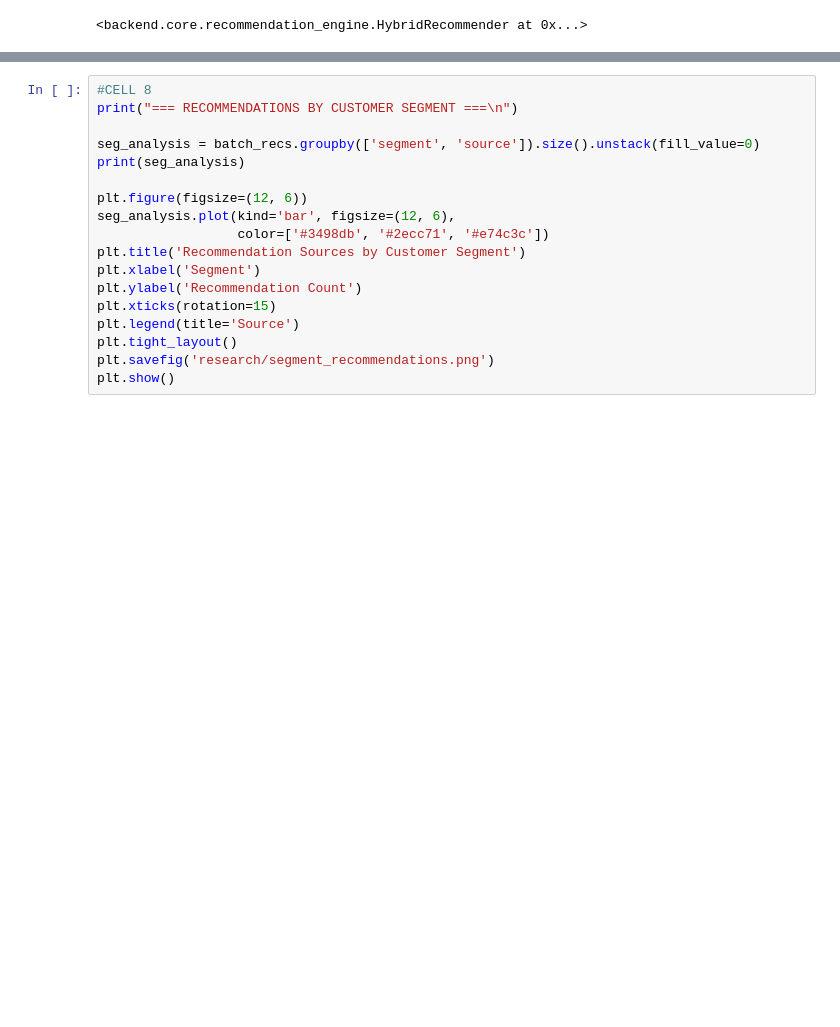
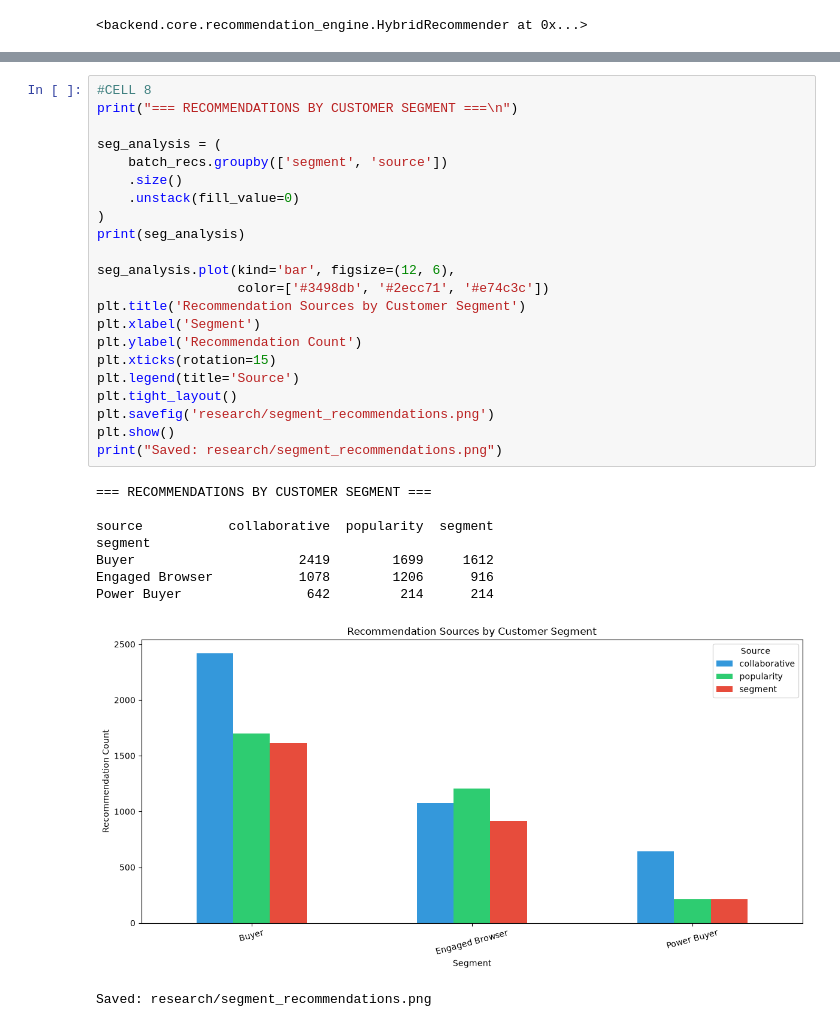
Before and after one commit to syedumar23155/retail-digital-twin, a Jupyter notebook: notebooks/04_recommendation_engine.ipynb, the cells around one changed output, grey strips where cells are left out. Cells and saved outputs as stored; diff of their text form; blank space fills up the shorter version.

```diff
--- a/notebooks/04_recommendation_engine.ipynb
+++ b/notebooks/04_recommendation_engine.ipynb
@@ -197,19 +236,33 @@ TypeError: RecommendationEvaluator.evaluate() got an unexpected keyword argument
 # %%
 #CELL 8
 print("=== RECOMMENDATIONS BY CUSTOMER SEGMENT ===\n")
 
-seg_analysis = batch_recs.groupby(['segment', 'source']).size().unstack(fill_value=0)
+seg_analysis = (
+    batch_recs.groupby(['segment', 'source'])
+    .size()
+    .unstack(fill_value=0)
+)
 print(seg_analysis)
 
-plt.figure(figsize=(12, 6))
 seg_analysis.plot(kind='bar', figsize=(12, 6),
                   color=['#3498db', '#2ecc71', '#e74c3c'])
 plt.title('Recommendation Sources by Customer Segment')
 plt.xlabel('Segment')
 plt.ylabel('Recommendation Count')
 plt.xticks(rotation=15)
 plt.legend(title='Source')
 plt.tight_layout()
 plt.savefig('research/segment_recommendations.png')
 plt.show()
+print("Saved: research/segment_recommendations.png")
+# %% [output]
+=== RECOMMENDATIONS BY CUSTOMER SEGMENT ===
+
+source           collaborative  popularity  segment
+segment
+Buyer                     2419        1699     1612
+Engaged Browser           1078        1206      916
+Power Buyer                642         214      214
+[figure, added]
+Saved: research/segment_recommendations.png
 # %%
```
Also changed, not shown: parts of 6 cells of this notebook, 2 other files.
